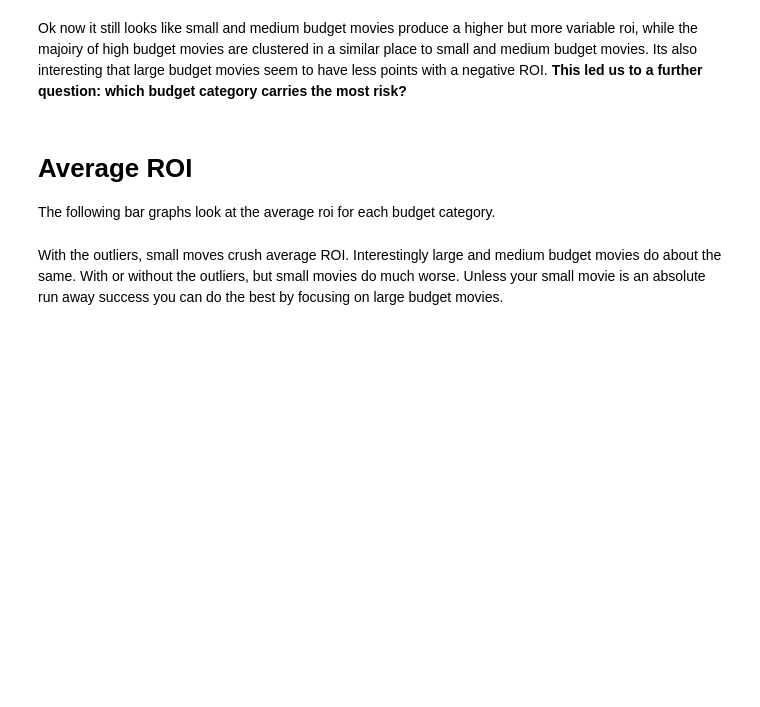
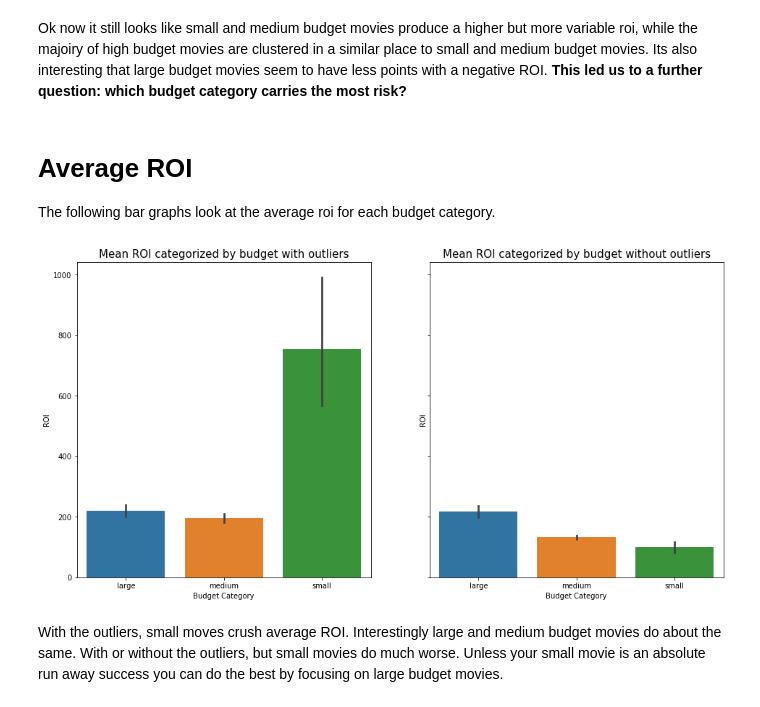
Before and after one commit to SlimHintz/movie-data-eda, a Jupyter notebook: microsoft-studios-eda.ipynb, the cells around one changed output. Drawn from its saved outputs; the diff is of its cells as text; code cells hidden in the pictures; blank space fills up the shorter version.

```diff
--- a/microsoft-studios-eda.ipynb
+++ b/microsoft-studios-eda.ipynb
@@ -56,14 +64,16 @@ The following bar graphs look at the average roi for each budget category.
 # %%
 
 fig, axes = plt.subplots(1, 2, figsize = (16,8), sharey = True)
 sns.barplot(y= df['roi'], x = df['budget_category'], ax = axes[0]);
-axes[0].set_title('Mean ROI categorized by budget without outliers', size = 15)
+axes[0].set_title('Mean ROI categorized by budget with outliers', size = 15)
 axes[0].set_ylabel('ROI')
 axes[0].set_xlabel('Budget Category');
 axes[1] = sns.barplot(y= df[df['roi']<1000]['roi'], x = df['budget_category'], ax = axes[1]);
 plt.title('Mean ROI categorized by budget without outliers', size = 15)
 plt.ylabel('ROI')
 plt.xlabel('Budget Category');
+# %% [output]
+[figure, added]
 # %% [markdown]
 With the outliers, small moves crush average ROI. Interestingly large and medium budget movies do about the same. With or without the outliers, but small movies do much worse. Unless your small movie is an absolute run away success you can do the best by focusing on large budget movies.
 # %%
```
Also changed, not shown: parts of 10 cells of this notebook, 1 other file.
